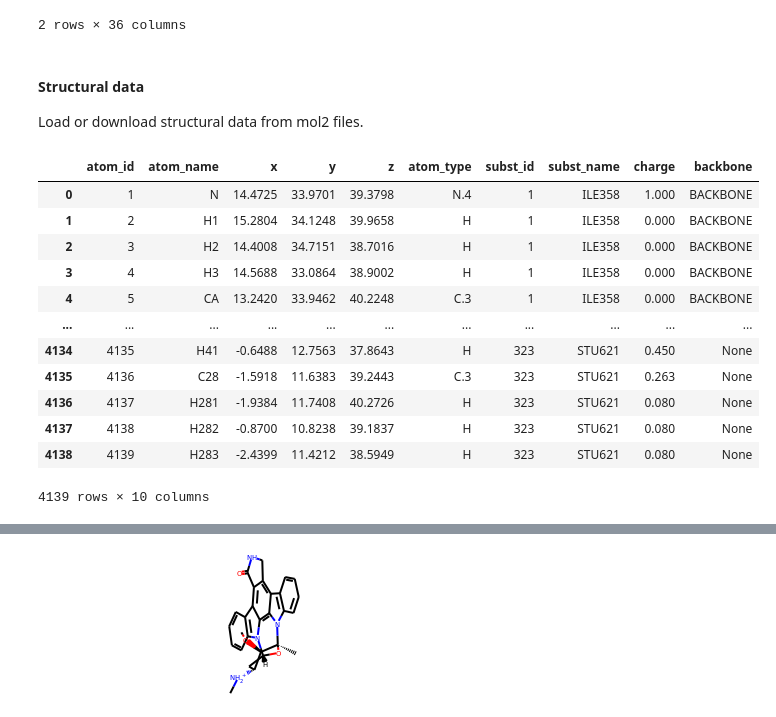
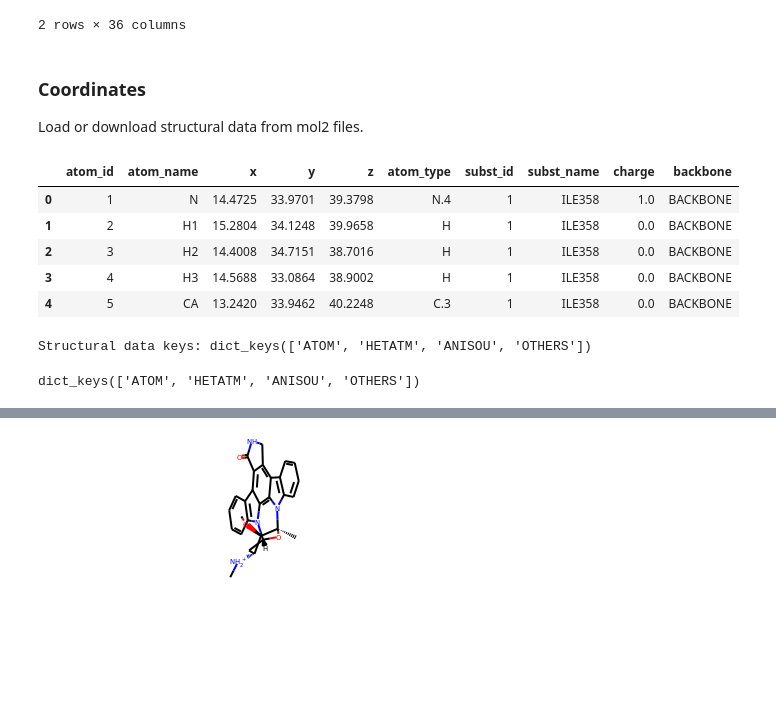
Before and after one commit to volkamerlab/klifs_utils, a Jupyter notebook: tutorial/tutorial.ipynb, the cells around one changed output, grey strips where cells are left out. Drawn from its saved outputs; the diff is of its cells as text; code cells hidden in the pictures; blank space fills up the shorter version.

Commit message:
Restructure local.coordinates + functions (load from file)

```diff
--- a/tutorial/tutorial.ipynb
+++ b/tutorial/tutorial.ipynb
@@ -159,25 +150,21 @@ klifs.remote.structures.structures_from_pdb_id(['3w32', '3poz'])
 | 1 | 784 | EGFR | Human | 406 | 3w32 |  | A | 0.830 | 2.177 | KVLGSGAFGTVYKVAIKELEILDEAYVMASVDP... | ... |
 2 rows × 36 columns
 # %% [markdown]
-#### Structural data
+### Coordinates
 
 Load or download structural data from mol2 files.
 # %%
-klifs.remote.coordinates.complex.mol2_to_dataframe(33)
+klifs.remote.coordinates.complex.mol2_to_dataframe(33).head()
 # %% [output]
 |  | atom_id | atom_name | x | y | z | atom_type | subst_id | subst_name | charge | backbone |
-| 0 | 1 | N | 14.4725 | 33.9701 | 39.3798 | N.4 | 1 | ILE358 | 1.000 | BACKBONE |
-| 1 | 2 | H1 | 15.2804 | 34.1248 | 39.9658 | H | 1 | ILE358 | 0.000 | BACKBONE |
-| 2 | 3 | H2 | 14.4008 | 34.7151 | 38.7016 | H | 1 | ILE358 | 0.000 | BACKBONE |
-| 3 | 4 | H3 | 14.5688 | 33.0864 | 38.9002 | H | 1 | ILE358 | 0.000 | BACKBONE |
-| 4 | 5 | CA | 13.2420 | 33.9462 | 40.2248 | C.3 | 1 | ILE358 | 0.000 | BACKBONE |
-| ... | ... | ... | ... | ... | ... | ... | ... | ... | ... | ... |
-| 4134 | 4135 | H41 | -0.6488 | 12.7563 | 37.8643 | H | 323 | STU621 | 0.450 | None |
-| 4135 | 4136 | C28 | -1.5918 | 11.6383 | 39.2443 | C.3 | 323 | STU621 | 0.263 | None |
-| 4136 | 4137 | H281 | -1.9384 | 11.7408 | 40.2726 | H | 323 | STU621 | 0.080 | None |
-| 4137 | 4138 | H282 | -0.8700 | 10.8238 | 39.1837 | H | 323 | STU621 | 0.080 | None |
-| 4138 | 4139 | H283 | -2.4399 | 11.4212 | 38.5949 | H | 323 | STU621 | 0.080 | None |
+| 0 | 1 | N | 14.4725 | 33.9701 | 39.3798 | N.4 | 1 | ILE358 | 1.0 | BACKBONE |
+| 1 | 2 | H1 | 15.2804 | 34.1248 | 39.9658 | H | 1 | ILE358 | 0.0 | BACKBONE |
+| 2 | 3 | H2 | 14.4008 | 34.7151 | 38.7016 | H | 1 | ILE358 | 0.0 | BACKBONE |
+| 3 | 4 | H3 | 14.5688 | 33.0864 | 38.9002 | H | 1 | ILE358 | 0.0 | BACKBONE |
+| 4 | 5 | CA | 13.2420 | 33.9462 | 40.2248 | C.3 | 1 | ILE358 | 0.0 | BACKBONE |
-4139 rows × 10 columns
 # %%
-klifs.remote.coordinates.complex.pdb_to_dataframe(33)
+klifs.remote.coordinates.complex.pdb_to_dataframe(33).keys()
+# %% [output]
+Structural data keys: dict_keys(['ATOM', 'HETATM', 'ANISOU', 'OTHERS'])
+dict_keys(['ATOM', 'HETATM', 'ANISOU', 'OTHERS'])
 # %%
```
Also changed, not shown: parts of 20 cells of this notebook, 8 other files.
